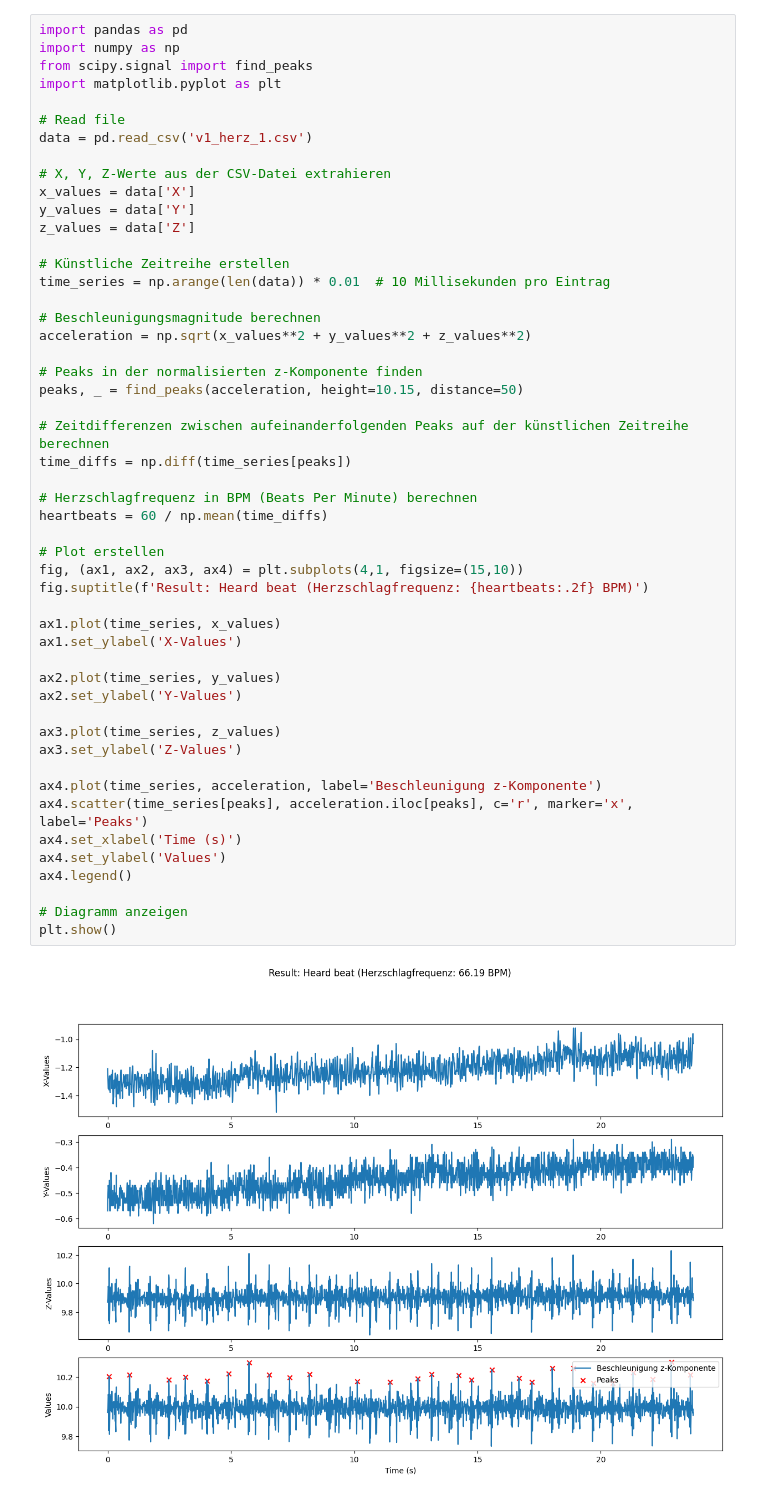
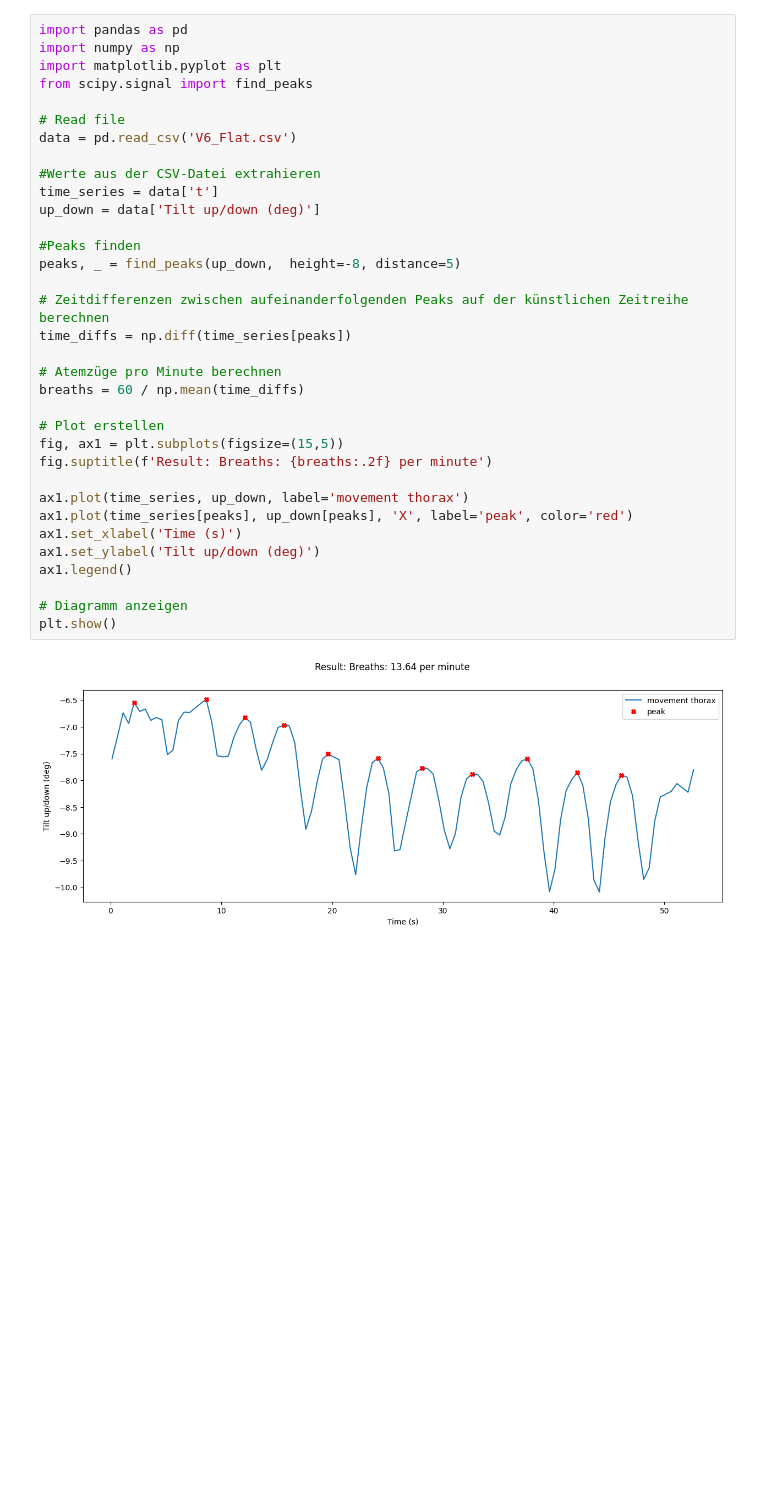
Before and after one commit to JanBoesch/MobileHealthSensing, a Jupyter notebook: V6_Phone/Phone.ipynb, the cells around one changed output. Cells and saved outputs as stored; diff of their text form; blank space fills up the shorter version.

```diff
--- a/V6_Phone/Phone.ipynb
+++ b/V6_Phone/Phone.ipynb
@@ -1,52 +1,36 @@
 # %%
 import pandas as pd
 import numpy as np
+import matplotlib.pyplot as plt
 from scipy.signal import find_peaks
-import matplotlib.pyplot as plt
 
 # Read file
-data = pd.read_csv('v1_herz_1.csv')
+data = pd.read_csv('V6_Flat.csv')
 
-# X, Y, Z-Werte aus der CSV-Datei extrahieren
-x_values = data['X']
-y_values = data['Y']
-z_values = data['Z']
+#Werte aus der CSV-Datei extrahieren
+time_series = data['t']
+up_down = data['Tilt up/down (deg)']
 
-# Künstliche Zeitreihe erstellen
-time_series = np.arange(len(data)) * 0.01  # 10 Millisekunden pro Eintrag
-
-# Beschleunigungsmagnitude berechnen
-acceleration = np.sqrt(x_values**2 + y_values**2 + z_values**2)
-
-# Peaks in der normalisierten z-Komponente finden
-peaks, _ = find_peaks(acceleration, height=10.15, distance=50)
+#Peaks finden
+peaks, _ = find_peaks(up_down,  height=-8, distance=5)
 
 # Zeitdifferenzen zwischen aufeinanderfolgenden Peaks auf der künstlichen Zeitreihe berechnen
 time_diffs = np.diff(time_series[peaks])
 
-# Herzschlagfrequenz in BPM (Beats Per Minute) berechnen
-heartbeats = 60 / np.mean(time_diffs)
+# Atemzüge pro Minute berechnen
+breaths = 60 / np.mean(time_diffs)
 
 # Plot erstellen
-fig, (ax1, ax2, ax3, ax4) = plt.subplots(4,1, figsize=(15,10))
-fig.suptitle(f'Result: Heard beat (Herzschlagfrequenz: {heartbeats:.2f} BPM)')
+fig, ax1 = plt.subplots(figsize=(15,5))
+fig.suptitle(f'Result: Breaths: {breaths:.2f} per minute')
 
-ax1.plot(time_series, x_values)
-ax1.set_ylabel('X-Values')
-
-ax2.plot(time_series, y_values)
-ax2.set_ylabel('Y-Values')
-
-ax3.plot(time_series, z_values)
-ax3.set_ylabel('Z-Values')
-
-ax4.plot(time_series, acceleration, label='Beschleunigung z-Komponente')
-ax4.scatter(time_series[peaks], acceleration.iloc[peaks], c='r', marker='x', label='Peaks')
-ax4.set_xlabel('Time (s)')
-ax4.set_ylabel('Values')
-ax4.legend()
+ax1.plot(time_series, up_down, label='movement thorax')
+ax1.plot(time_series[peaks], up_down[peaks], 'X', label='peak', color='red')
+ax1.set_xlabel('Time (s)')
+ax1.set_ylabel('Tilt up/down (deg)')
+ax1.legend()
 
 # Diagramm anzeigen
 plt.show()
 # %% [output]
-[figure, old version]
+[figure, new version]
```
Also changed, not shown: parts of 2 cells of this notebook, 8 other files.
